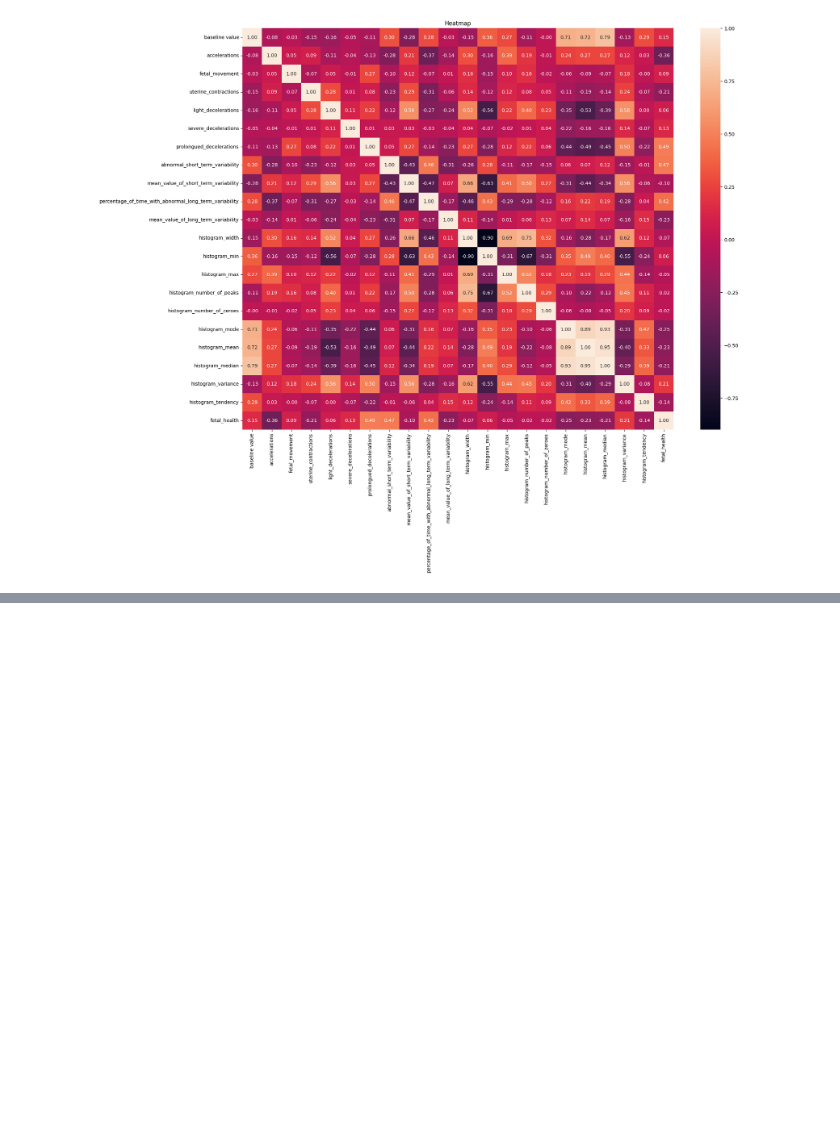
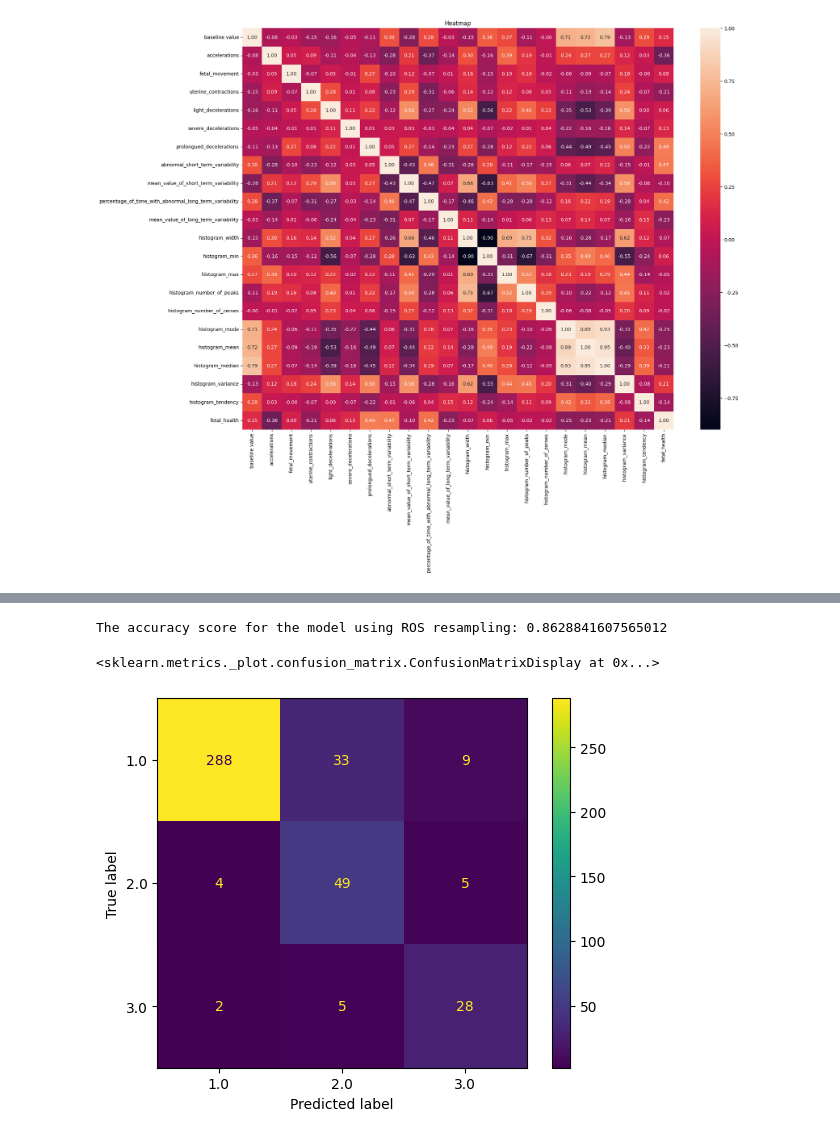
Before and after one commit to Constantin-Stamate/Pregnancy_Health_Assistant, a Jupyter notebook: models/logistic_regression.ipynb, the cells around one changed output, grey strips where cells are left out. Drawn from its saved outputs; the diff is of its cells as text; code cells hidden in the pictures; blank space fills up the shorter version.

```diff
--- a/models/logistic_regression.ipynb
+++ b/models/logistic_regression.ipynb
@@ -224,0 +277,10 @@ for method, (X_resampled, y_resampled) in {
+# %%
+y_pred_rus = rus_model.predict(X_test_scaled)
+print (f"The accuracy score for the model using ROS resampling: {accuracy_score(y_test, y_pred_rus)}")
+# %% [output]
+The accuracy score for the model using ROS resampling: 0.8628841607565012
+# %%
+ConfusionMatrixDisplay.from_predictions(y_test, y_pred_rus)
+# %% [output]
+<sklearn.metrics._plot.confusion_matrix.ConfusionMatrixDisplay at 0x...>
+[figure, added]
```
Also changed, not shown: parts of 8 cells of this notebook.
